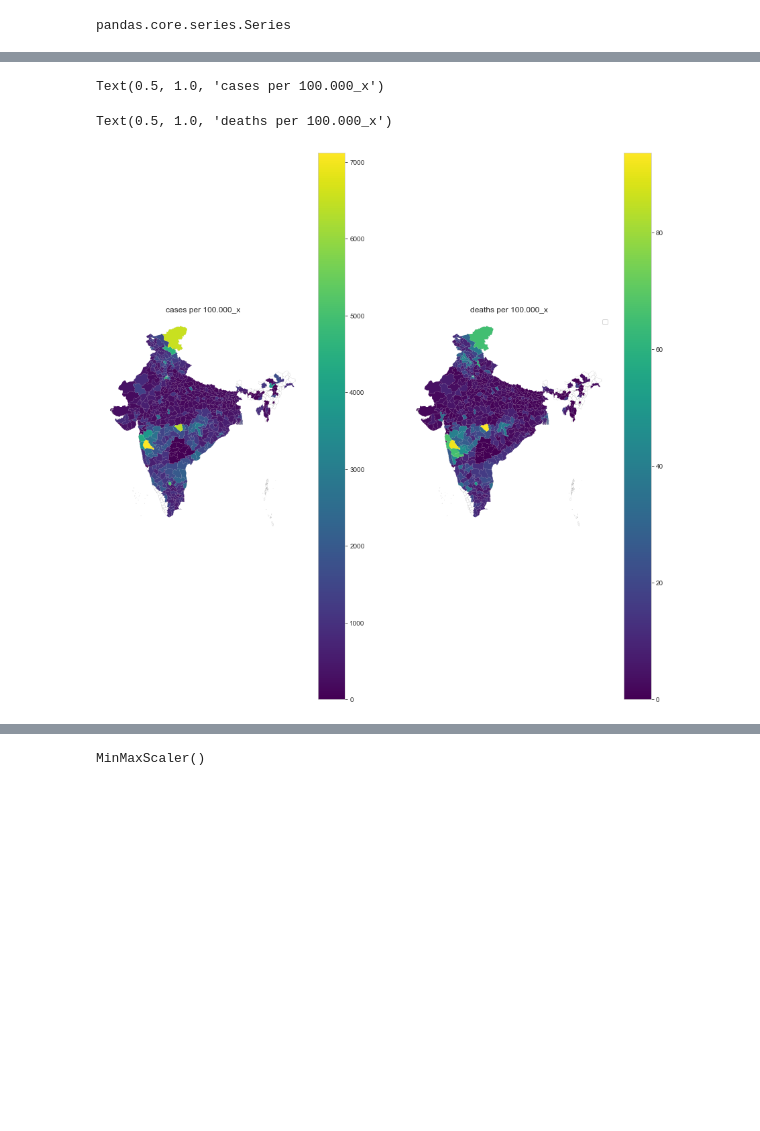
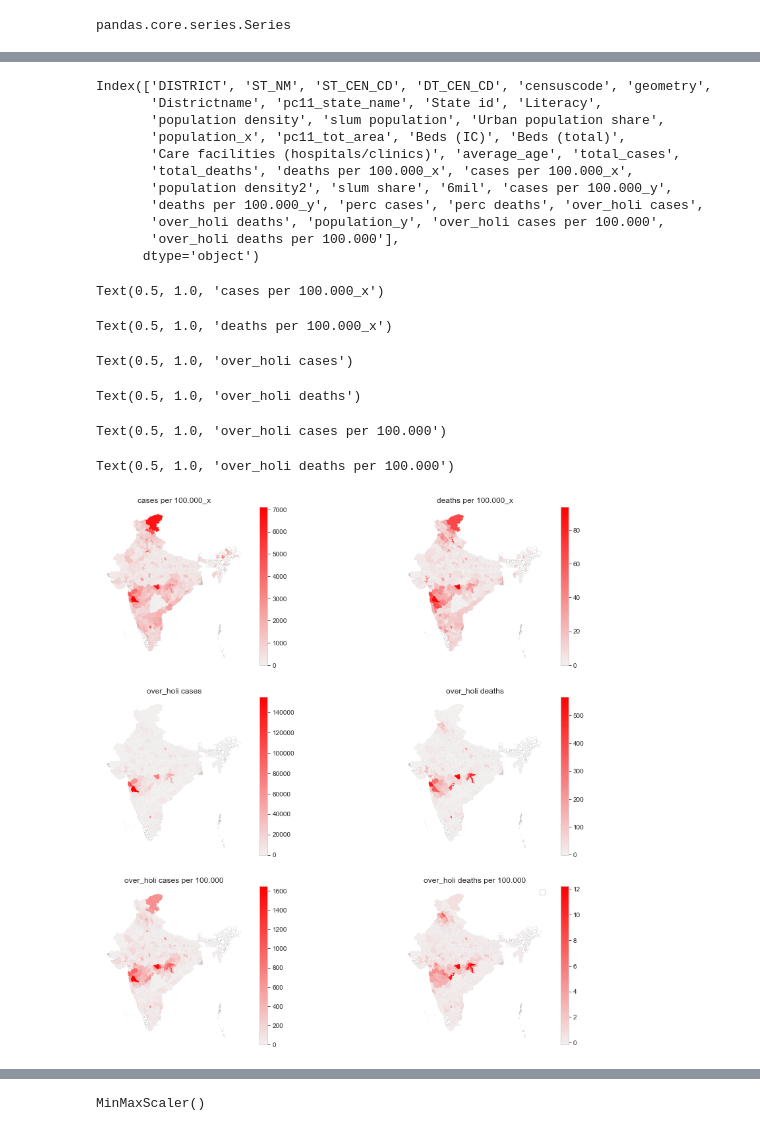
Before and after one commit to Daniel-Los/Introduction-to-datascience-final-project, a Jupyter notebook: Map_India.ipynb, the cells around one changed output, grey strips where cells are left out. Saved outputs shown, nothing was run; the diff lists cells and outputs as text; code cells hidden in the pictures; blank space fills up the shorter version.

```diff
--- a/Map_India.ipynb
+++ b/Map_India.ipynb
@@ -182,10 +197,15 @@ columns_to_plot[1]
 f, axs = plt.subplots(4,4, figsize=(15,15))
 axs = axs.flatten()
 
-#zodat de code niet zo lang runt, voor final wel columns_to_plot gebruiken
-column_test= ['Literacy']
+columns_to_plot =  ['Urban population share', 'average_age',
+                    'deaths per 100.000', 'cases per 100.000',
+                    'slum share']
 
-for i, col in enumerate(column_test): # hier dus columns_to_plot gebruiken
+columns_to_standardize = ['Literacy', 'population density', 'slum population',
+                          'population', 'pc11_tot_area', 'Beds (IC)', 'Beds (total)',
+                          'Care facilities (hospitals/clinics)']
+
+for i, col in enumerate(columns_to_plot): # hier dus columns_to_plot gebruiken
     ax = axs[i]
     plot = india_s_masters.plot(ax = ax, linewidth=0.1, alpha = 1, color = 'white', edgecolor="grey")
     plot = india_joined.plot(column=col, ax=ax, linewidth=0, cmap='viridis', alpha = 1, legend= True)
@@ -208,6 +240,7 @@ selection['perc cases'] = pd.qcut(selection['cases per 100.000'], k, labels = kl
 selection['perc deaths'] = pd.qcut(selection['deaths per 100.000'], k, labels = klist)
 
 test = pd.merge(india_joined, selection, how = 'right', on = 'censuscode')
+test = pd.merge(test, over_holi, how = 'right', on = 'censuscode')
 
 
 #these hist plots show crazy outliers
@@ -265,22 +312,39 @@ Name: cases per 100.000_x, Length: 561, dtype: float64
 # %%
 columns_to_plot2 = ['perc cases','perc deaths']
-columns_to_plot3 = ['cases per 100.000_x', 'deaths per 100.000_x']
+columns_to_plot3 = ['cases per 100.000_x', 'deaths per 100.000_x', 'over_holi cases', 'over_holi deaths',
+                    'over_holi cases per 100.000', 'over_holi deaths per 100.000']
 
+test.keys()
 
-
-f, axs = plt.subplots(1,2, figsize=(15,15))
+f, axs = plt.subplots(3,2, figsize=(15,15))
 axs = axs.flatten()
 
 
 for i, col in enumerate(columns_to_plot3):
     ax = axs[i]
+    cmap = sns.color_palette("light:r", as_cmap=True)
     plot = india_s_masters.plot(ax = ax, linewidth=0.1, alpha = 1, color = 'white', edgecolor="grey")
-    plot = test.plot(column=col, ax=ax, linewidth=0, cmap='viridis', alpha = 1, legend = True)
+    plot = test.plot(column=col, ax=ax, linewidth=0, cmap=cmap, alpha = 1, legend = True)
     ax.set_axis_off()
     ax.set_title(col, fontsize =12)
 plot = plt.legend(labels=klist)
 plt.show()
 # %% [output]
-Text(0.5, 1.0, 'cases per 100.000_x')
+Index(['DISTRICT', 'ST_NM', 'ST_CEN_CD', 'DT_CEN_CD', 'censuscode', 'geometry',
+       'Districtname', 'pc11_state_name', 'State id', 'Literacy',
+       'population density', 'slum population', 'Urban population share',
+       'population_x', 'pc11_tot_area', 'Beds (IC)', 'Beds (total)',
+       'Care facilities (hospitals/clinics)', 'average_age', 'total_cases',
+       'total_deaths', 'deaths per 100.000_x', 'cases per 100.000_x',
+       'population density2', 'slum share', '6mil', 'cases per 100.000_y',
+       'deaths per 100.000_y', 'perc cases', 'perc deaths', 'over_holi cases',
+       'over_holi deaths', 'population_y', 'over_holi cases per 100.000',
+       'over_holi deaths per 100.000'],
+      dtype='object')
-Text(0.5, 1.0, 'deaths per 100.000_x')
+Text(0.5, 1.0, 'cases per 100.000_x')
+Text(0.5, 1.0, 'deaths per 100.000_x')
+Text(0.5, 1.0, 'over_holi cases')
+Text(0.5, 1.0, 'over_holi deaths')
+Text(0.5, 1.0, 'over_holi cases per 100.000')
+Text(0.5, 1.0, 'over_holi deaths per 100.000')
-[figure, old version]
+[figure, new version]
```
Also changed, not shown: parts of 41 cells of this notebook, 2 other files.
